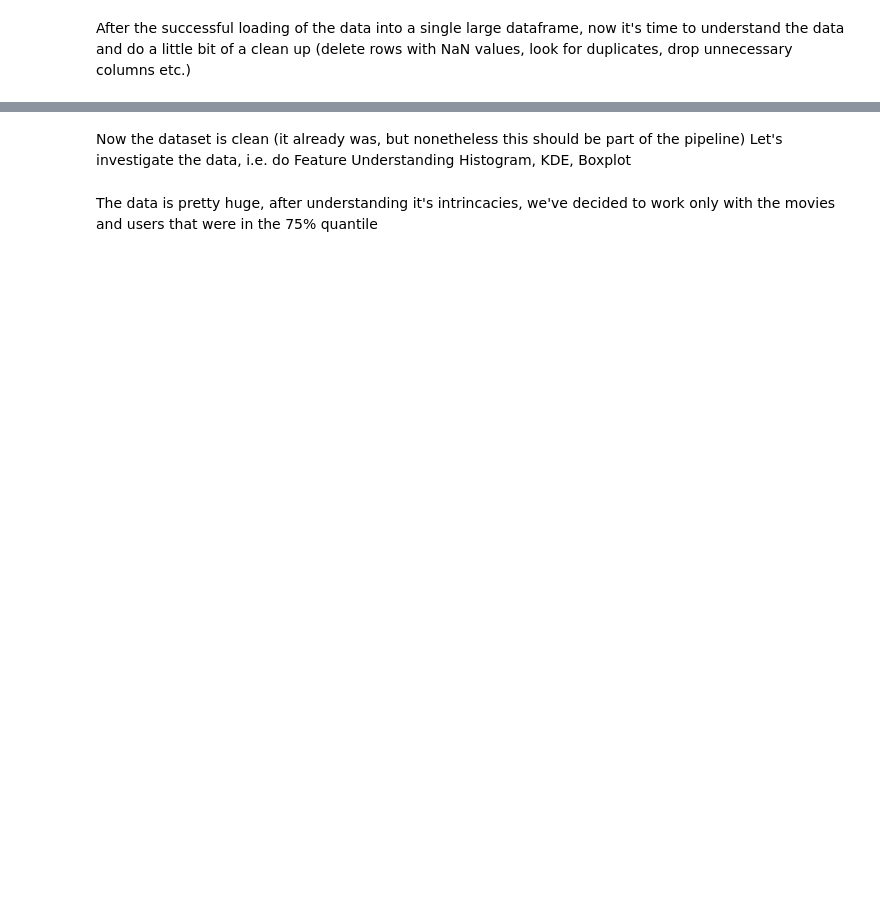
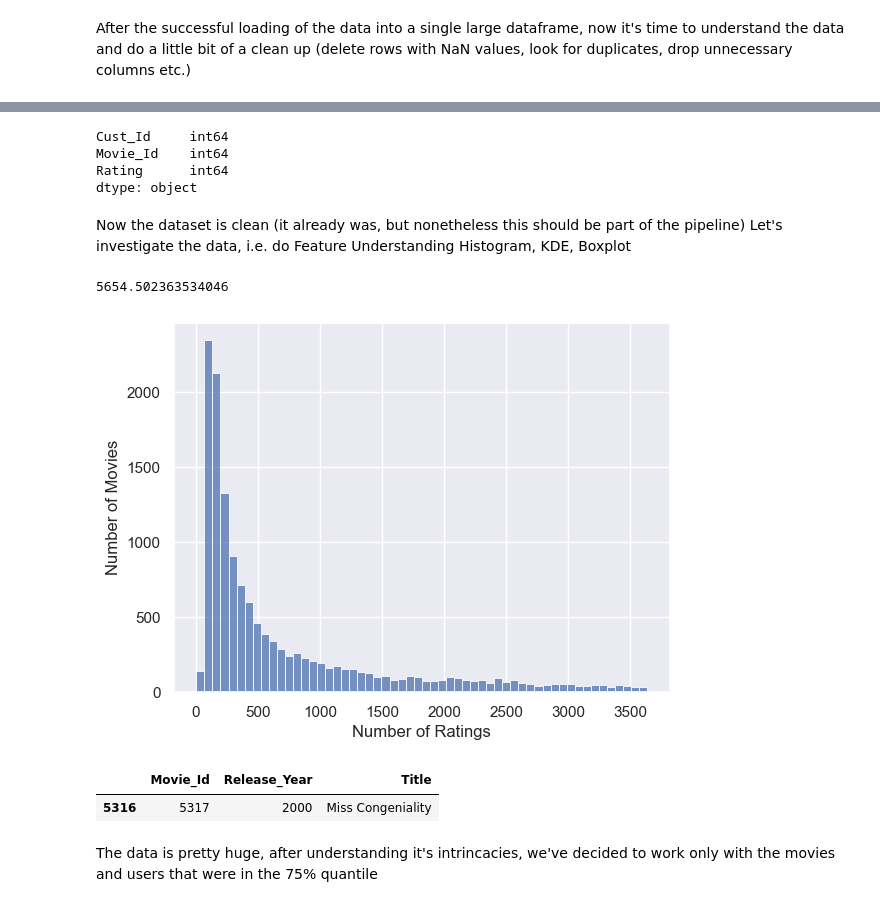
Before and after one commit to erikmarcon/MLGroup7, a Jupyter notebook: NetflixChallenge.ipynb, the cells around one changed output, grey strips where cells are left out. Cells and saved outputs as stored; diff of their text form; code cells hidden in the pictures; blank space fills up the shorter version.

```diff
--- a/NetflixChallenge.ipynb
+++ b/NetflixChallenge.ipynb
@@ -87,7 +99,7 @@ df_title.head(10)
 # %%
 # Loading the user data
 # User ID, Movie ID, Rating and Date
-flag_limit = True
+flag_limit = False
 df1 = readFile('data/combined_data_1.txt', flag = flag_limit)
 df2 = readFile('data/combined_data_2.txt', flag = flag_limit)
 df3 = readFile('data/combined_data_3.txt', flag = flag_limit)
@@ -141,7 +182,13 @@ df.shape
 # %%
 # Check the type of the variables.
 # Here we identify that some are loaded as a type we don't want and thus need to transform it
+# Int occupies less memory
 df.dtypes
+# %% [output]
+Cust_Id     int64
+Movie_Id    int64
+Rating      int64
+dtype: object
 # %%
 # Changing the types -> already did during loading, not necessary
 # df['Cust_Id'] = df['Cust_Id'].astype(int)
@@ -153,6 +200,29 @@ df.dtypes
 Now the dataset is clean (it already was, but nonetheless this should be part of the pipeline)
 Let's investigate the data, i.e. do Feature Understanding
 Histogram, KDE, Boxplot
+# %%
+df.groupby('Movie_Id')['Rating'].count().sort_values(ascending=True).mean()
+# %% [output]
+5654.502363534046
+# %%
+mr = df.groupby('Movie_Id')['Rating'].count().sort_values(ascending=True).head(14000)
+
+ax = sns.histplot(data=mr)
+ax.bar_label(ax.containers[0])
+plt.axis('on')
+plt.xlabel('Number of Ratings')
+plt.xscale('linear')
+plt.ylabel('Number of Movies')
+plt.show()
+# %% [output]
+[figure, added]
+# %%
+mr.tail(10)
+
+df_title.loc[(df_title['Movie_Id'] == 5317)]
+# %% [output]
+|  | Movie_Id | Release_Year | Title |
+| 5316 | 5317 | 2000 | Miss Congeniality |
 # %%
 # Number of unique movies
 movie_count = df['Movie_Id'].nunique()
```
Also changed, not shown: parts of 5 cells of this notebook, 4 other files.
